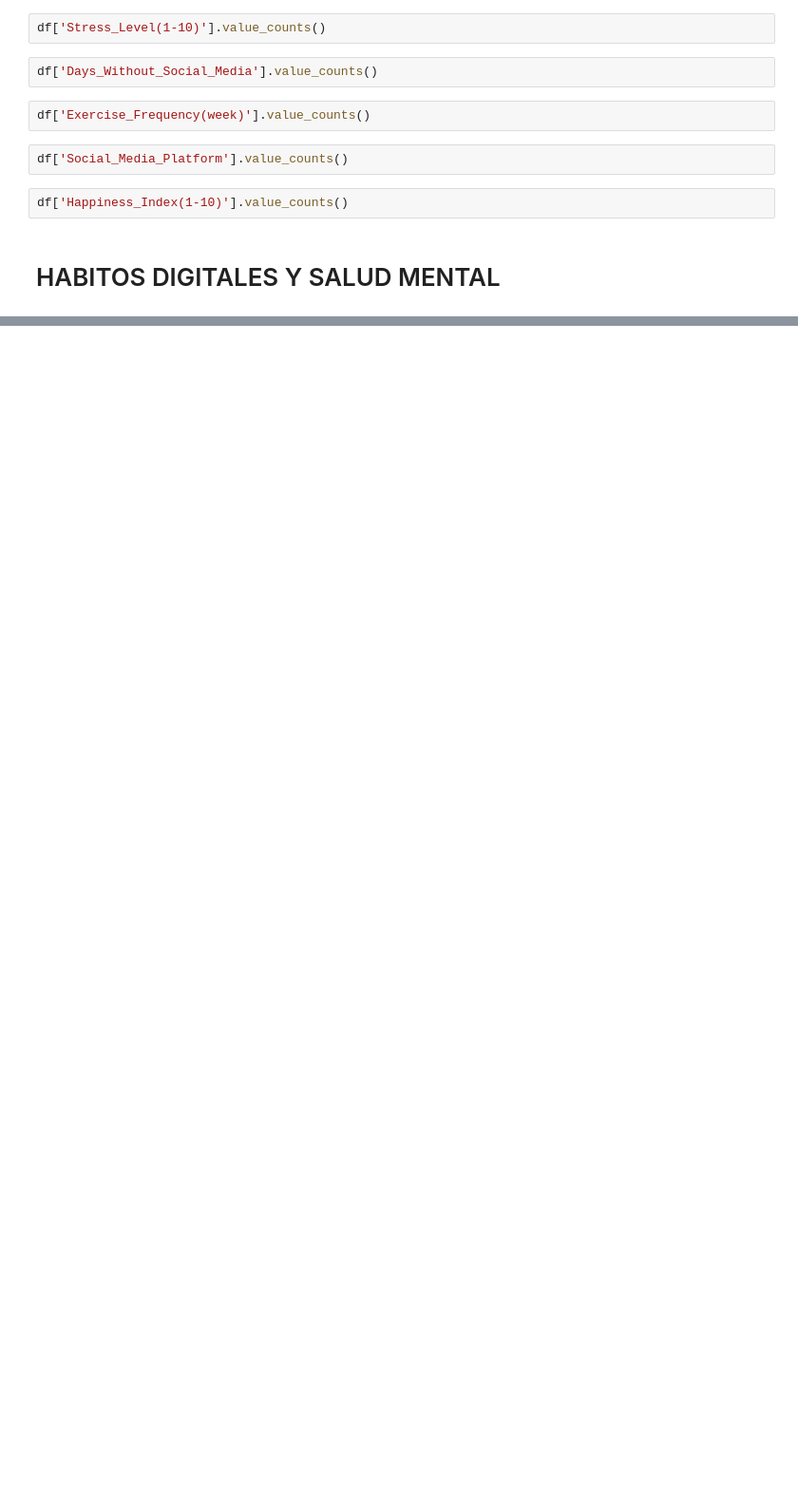
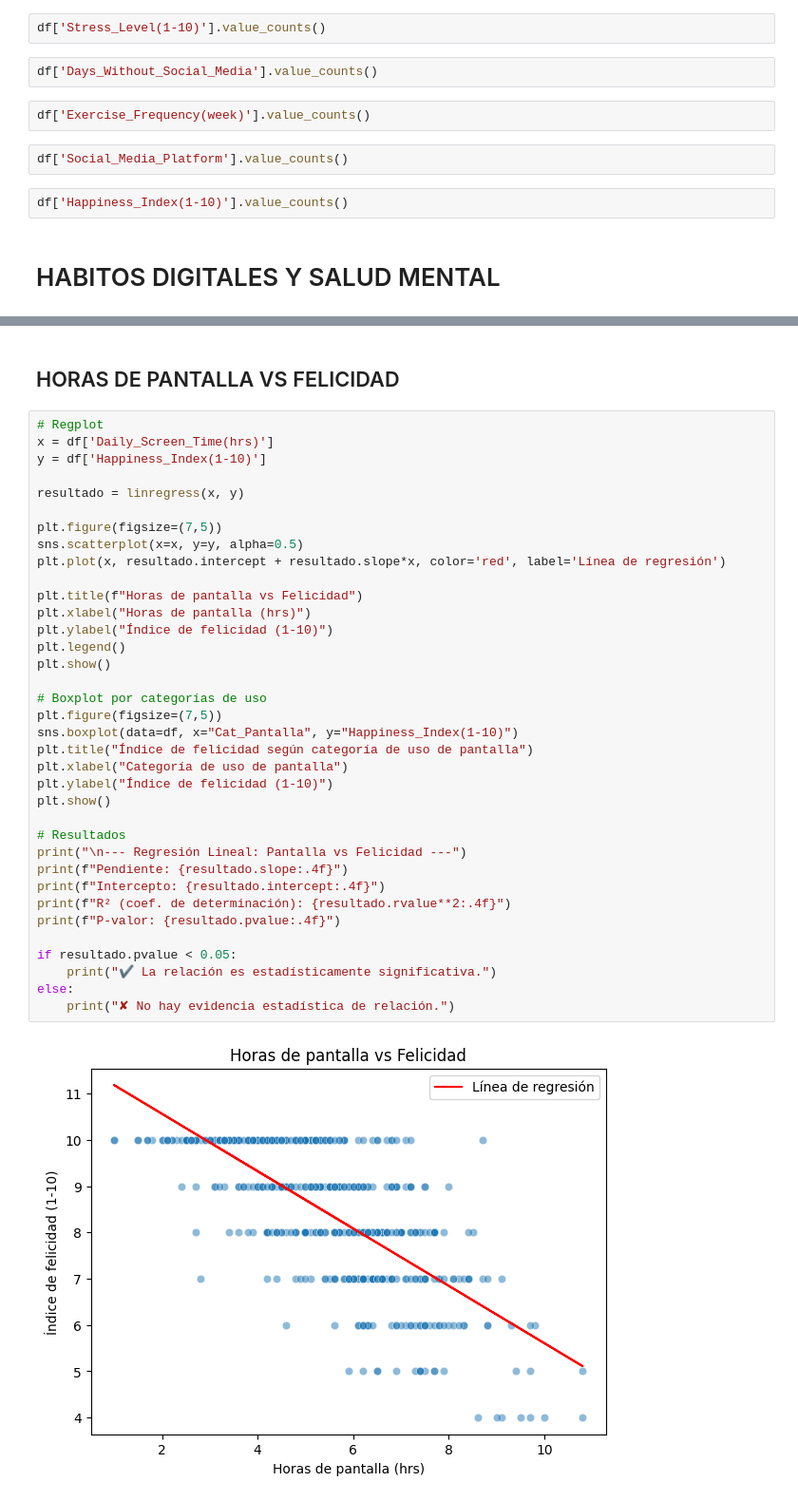
Before and after one commit to Neyder2502/salud-mental-analisis-datos, a Jupyter notebook: notebooks/Neyder.ipynb, the cells around one changed output, grey strips where cells are left out. Shown at 95% size. Saved outputs shown, nothing was run; the diff lists cells and outputs as text; blank space fills up the shorter version.

```diff
--- a/notebooks/Neyder.ipynb
+++ b/notebooks/Neyder.ipynb
@@ -95,0 +262,40 @@ df['Happiness_Index(1-10)'].value_counts()
+# %% [markdown]
+## HORAS DE PANTALLA VS FELICIDAD
+# %%
+# Regplot
+x = df['Daily_Screen_Time(hrs)']
+y = df['Happiness_Index(1-10)']
+
+resultado = linregress(x, y)
+
+plt.figure(figsize=(7,5))
+sns.scatterplot(x=x, y=y, alpha=0.5)
+plt.plot(x, resultado.intercept + resultado.slope*x, color='red', label='Línea de regresión')
+
+plt.title(f"Horas de pantalla vs Felicidad")
+plt.xlabel("Horas de pantalla (hrs)")
+plt.ylabel("Índice de felicidad (1-10)")
+plt.legend()
+plt.show()
+
+# Boxplot por categorías de uso
+plt.figure(figsize=(7,5))
+sns.boxplot(data=df, x="Cat_Pantalla", y="Happiness_Index(1-10)")
+plt.title("Índice de felicidad según categoría de uso de pantalla")
+plt.xlabel("Categoría de uso de pantalla")
+plt.ylabel("Índice de felicidad (1-10)")
+plt.show()
+
+# Resultados
+print("\n--- Regresión Lineal: Pantalla vs Felicidad ---")
+print(f"Pendiente: {resultado.slope:.4f}")
+print(f"Intercepto: {resultado.intercept:.4f}")
+print(f"R² (coef. de determinación): {resultado.rvalue**2:.4f}")
+print(f"P-valor: {resultado.pvalue:.4f}")
+
+if resultado.pvalue < 0.05:
+    print("✔ La relación es estadísticamente significativa.")
+else:
+    print("✘ No hay evidencia estadística de relación.")
+# %% [output]
+[figure, added]
```
Also changed, not shown: parts of 16 cells of this notebook.
